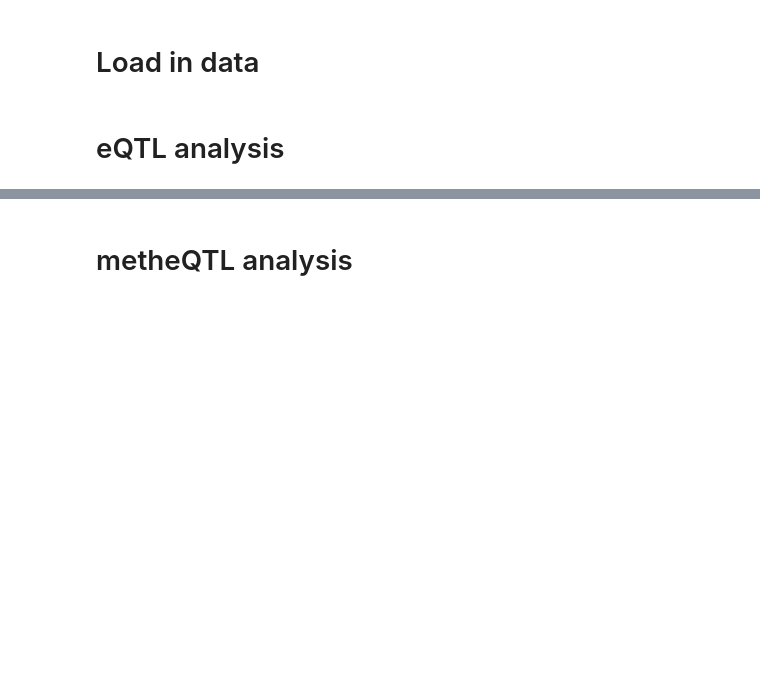
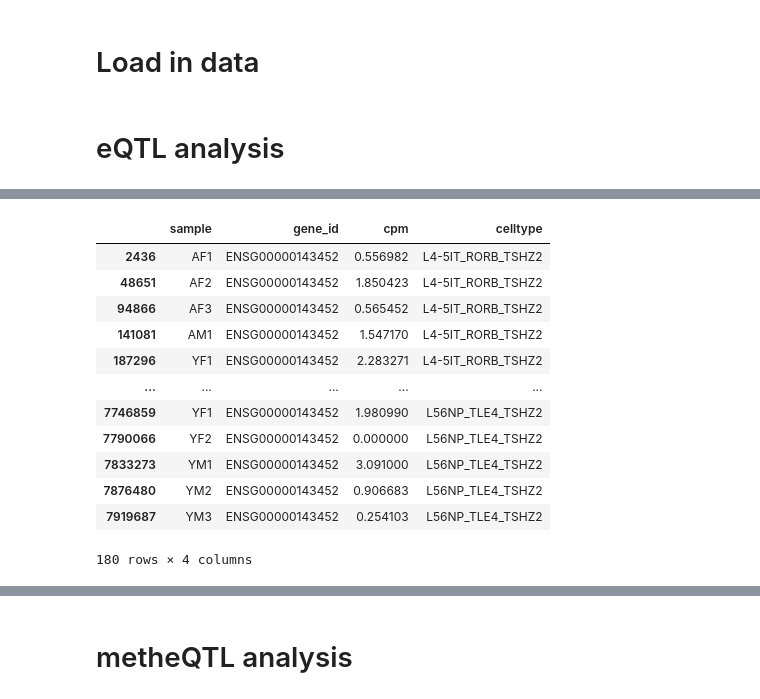
Before and after one commit to dmnburrows/me_polymorphisms, a Jupyter notebook: me_QTL.ipynb, the cells around one changed output, grey strips where cells are left out. Saved outputs shown, nothing was run; the diff lists cells and outputs as text; code cells hidden in the pictures; blank space fills up the shorter version.

```diff
--- a/me_QTL.ipynb
+++ b/me_QTL.ipynb
@@ -163,0 +266,19 @@ samples = cpm['sample'].unique()
+# %%
+curr_sig = sig_df.iloc[0]
+curr_gene_df = me_gene[me_gene['contrast'] == curr_sig['contrast']]
+curr_cpm_df = cpm[cpm['gene_id'] == curr_gene_df['gene_id'].values[0]]
+curr_cpm_df
+# %% [output]
+|  | sample | gene_id | cpm | celltype |
+| 2436 | AF1 | ENSG00000143452 | 0.556982 | L4-5IT_RORB_TSHZ2 |
+| 48651 | AF2 | ENSG00000143452 | 1.850423 | L4-5IT_RORB_TSHZ2 |
+| 94866 | AF3 | ENSG00000143452 | 0.565452 | L4-5IT_RORB_TSHZ2 |
+| 141081 | AM1 | ENSG00000143452 | 1.547170 | L4-5IT_RORB_TSHZ2 |
+| 187296 | YF1 | ENSG00000143452 | 2.283271 | L4-5IT_RORB_TSHZ2 |
+| ... | ... | ... | ... | ... |
+| 7746859 | YF1 | ENSG00000143452 | 1.980990 | L56NP_TLE4_TSHZ2 |
+| 7790066 | YF2 | ENSG00000143452 | 0.000000 | L56NP_TLE4_TSHZ2 |
+| 7833273 | YM1 | ENSG00000143452 | 3.091000 | L56NP_TLE4_TSHZ2 |
+| 7876480 | YM2 | ENSG00000143452 | 0.906683 | L56NP_TLE4_TSHZ2 |
+| 7919687 | YM3 | ENSG00000143452 | 0.254103 | L56NP_TLE4_TSHZ2 |
+180 rows × 4 columns
```
Also changed, not shown: parts of 34 cells of this notebook, 1 other file.
